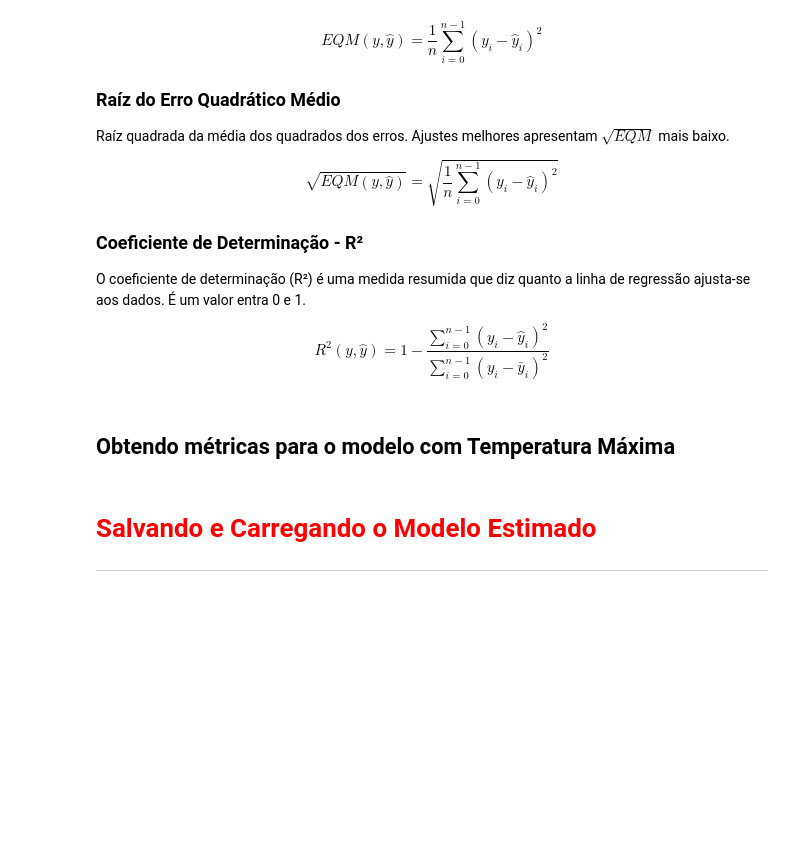
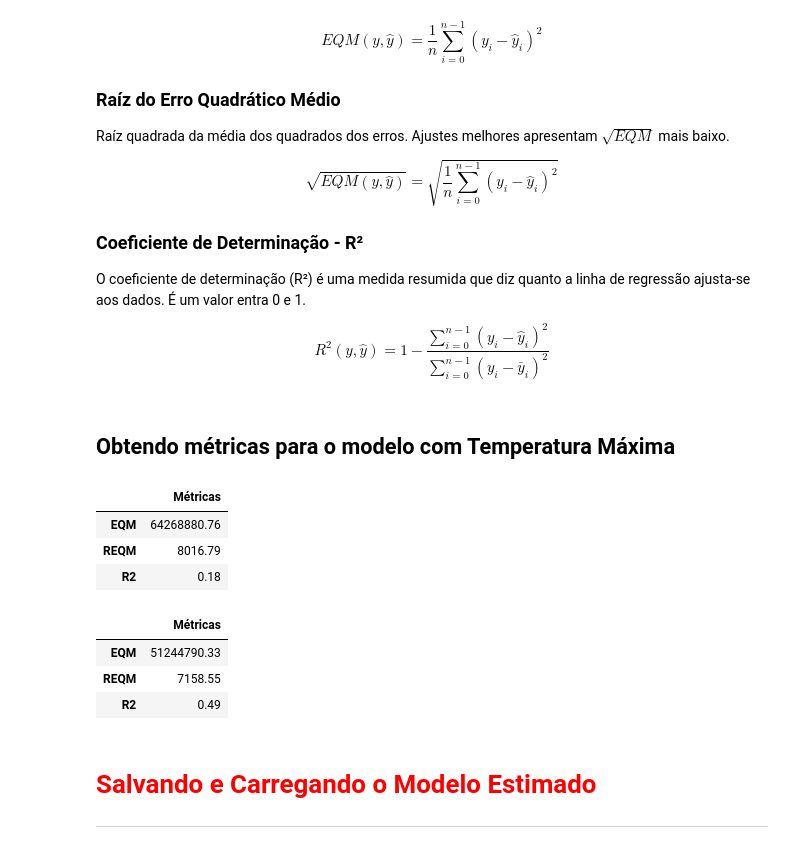
Before and after one commit to Thiagodcfarias/Projetos-Data-Science, a Jupyter notebook: Regression/Alura-house-prices/Regressao Linear - Exercicio.ipynb, the cells around one changed output. Cells and saved outputs as stored; diff of their text form; code cells hidden in the pictures; blank space fills up the shorter version.

```diff
--- a/Regression/Alura-house-prices/Regressao Linear - Exercicio.ipynb
+++ b/Regression/Alura-house-prices/Regressao Linear - Exercicio.ipynb
@@ -313,0 +305,8 @@ Crie um simulador que gere estimativas de preço a partir de um conjunto de info
+# %%
+y_pred = modelo.predict(x_test)
+y_pred_all = modelo_all.predict(x_test_all)
+
+from sklearn.metrics import r2_score
+
+print('R2 todas as colunas = {}'.format(r2_score(y_test_all, y_pred_all)))
+print('R2 marmore e garagem = {}'.format(r2_score(y_test, y_pred)))
@@ -341,6 +343,30 @@ O coeficiente de determinação (R²) é uma medida resumida que diz quanto a li
 $$R^2(y, \hat{y}) = 1 - \frac {\sum_{i=0}^{n-1}(y_i-\hat{y}_i)^2}{\sum_{i=0}^{n-1}(y_i-\bar{y}_i)^2}$$
 # %% [markdown]
 ## Obtendo métricas para o modelo com Temperatura Máxima
+# %%
+import numpy as np
+
+EQM2 = metrics.mean_squared_error(y_test,y_pred).round(2)
+REQM2 = np.sqrt(metrics.mean_squared_error(y_test,y_pred)).round(2)
+r2_mod2 = metrics.r2_score(y_pred,y_test).round(2)
+
+pd.DataFrame([EQM2,REQM2,r2_mod2],['EQM','REQM','R2'], columns =['Métricas'])
+# %% [output]
+|  | Métricas |
+| EQM | 64268880.76 |
+| REQM | 8016.79 |
+| R2 | 0.18 |
+# %%
+EQM2 = metrics.mean_squared_error(y_test_all,y_pred_all).round(2)
+REQM2 = np.sqrt(metrics.mean_squared_error(y_test_all,y_pred_all)).round(2)
+r2_mod2 = metrics.r2_score(y_pred_all,y_test_all).round(2)
+
+pd.DataFrame([EQM2,REQM2,r2_mod2],['EQM','REQM','R2'], columns =['Métricas'])
+# %% [output]
+|  | Métricas |
+| EQM | 51244790.33 |
+| REQM | 7158.55 |
+| R2 | 0.49 |
 # %% [markdown]
 # <font color='red' style='font-size: 30px;'>Salvando e Carregando o Modelo Estimado</font>
 <hr style='border: 2px solid red;'>
```
Also changed, not shown: parts of 8 cells of this notebook, 1 other file.
